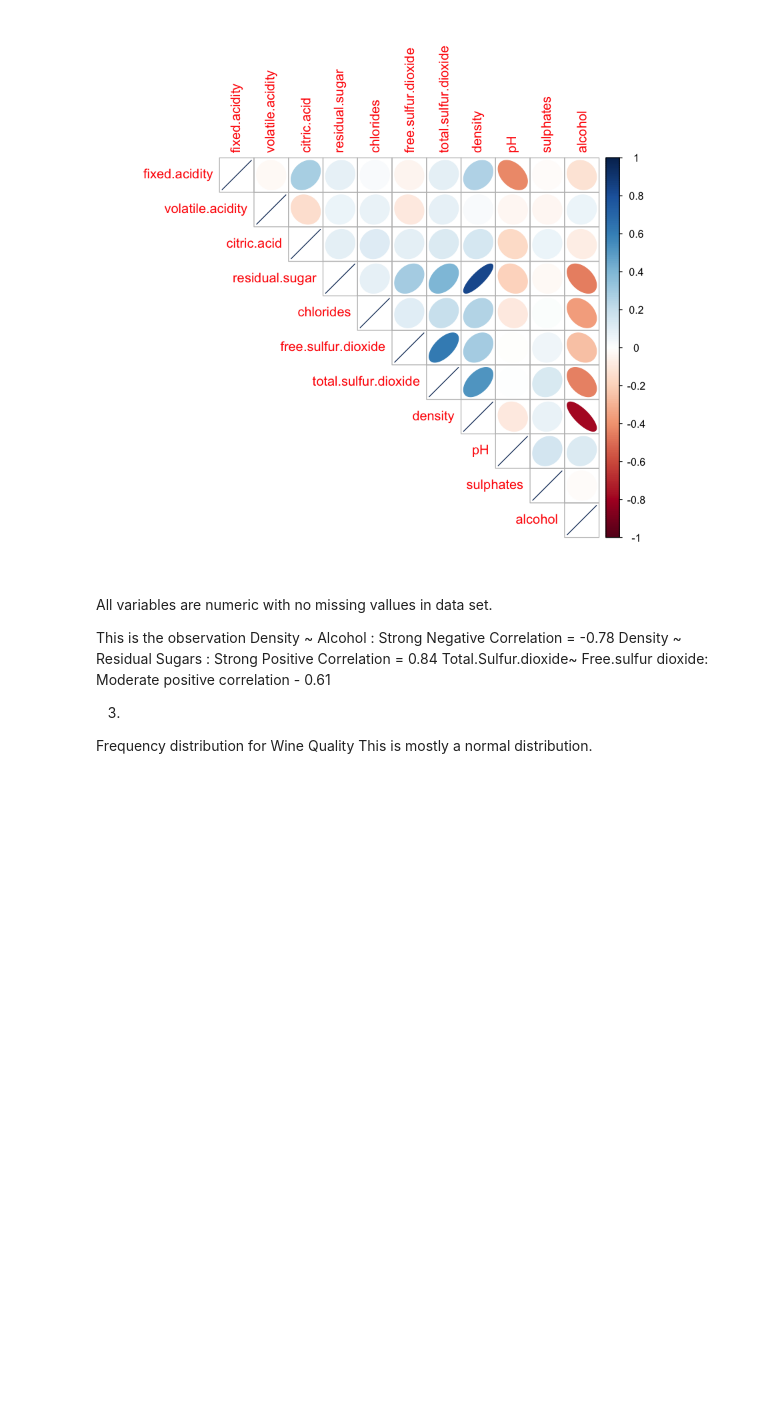
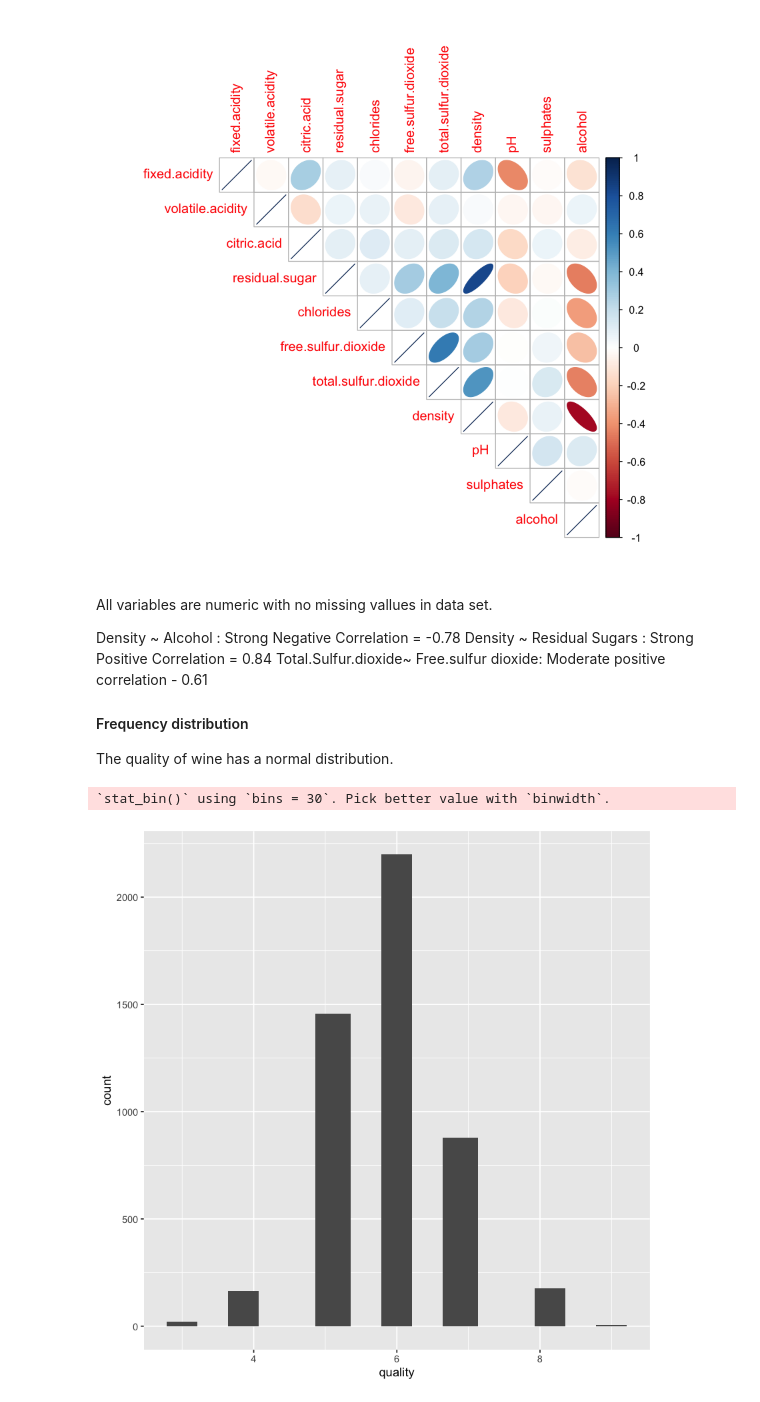
Before and after one commit to ishanify/Prediction-Model-Projects, a Jupyter notebook: Wine_prediction_KNN.ipynb, the cells around one changed output. Drawn from its saved outputs; the diff is of its cells as text; code cells hidden in the pictures; blank space fills up the shorter version.

```diff
--- a/Wine_prediction_KNN.ipynb
+++ b/Wine_prediction_KNN.ipynb
@@ -10,3 +10,3 @@ Loading Data..
 # %%
-wine <- read.csv('../data/winequality-white.csv', sep=';')
+wine <- read.csv('data/winequality-white.csv', sep=';')
 # %% [markdown]
@@ -70,11 +71,14 @@ A matrix: 11 × 11 of type dbl
 # %% [markdown]
 All variables are numeric with no missing vallues in data set.
 
-This is the observation
 Density ~ Alcohol : Strong Negative Correlation = -0.78
 Density ~ Residual Sugars : Strong Positive Correlation = 0.84
 Total.Sulfur.dioxide~ Free.sulfur dioxide: Moderate positive correlation - 0.61
 
-3.
-Frequency distribution for Wine Quality
-This is mostly a normal distribution.
+#### Frequency distribution
+The quality of wine has a normal distribution.
+# %%
+ggplot(wine, aes(x=quality))+geom_histogram() + stat_bin(bins=15)
+# %% [output]
+`stat_bin()` using `bins = 30`. Pick better value with `binwidth`.
+[figure, added]
```
Also changed, not shown: parts of 14 cells of this notebook.
